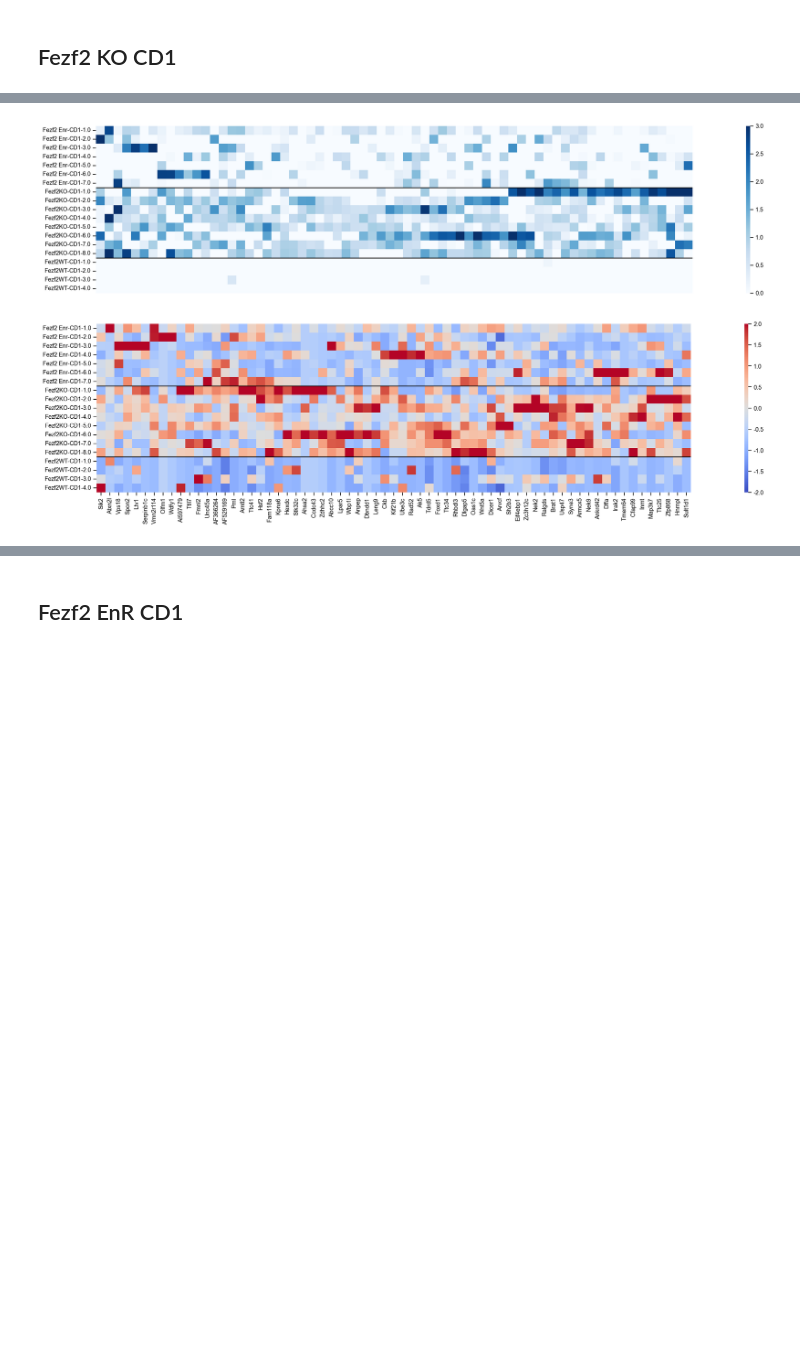
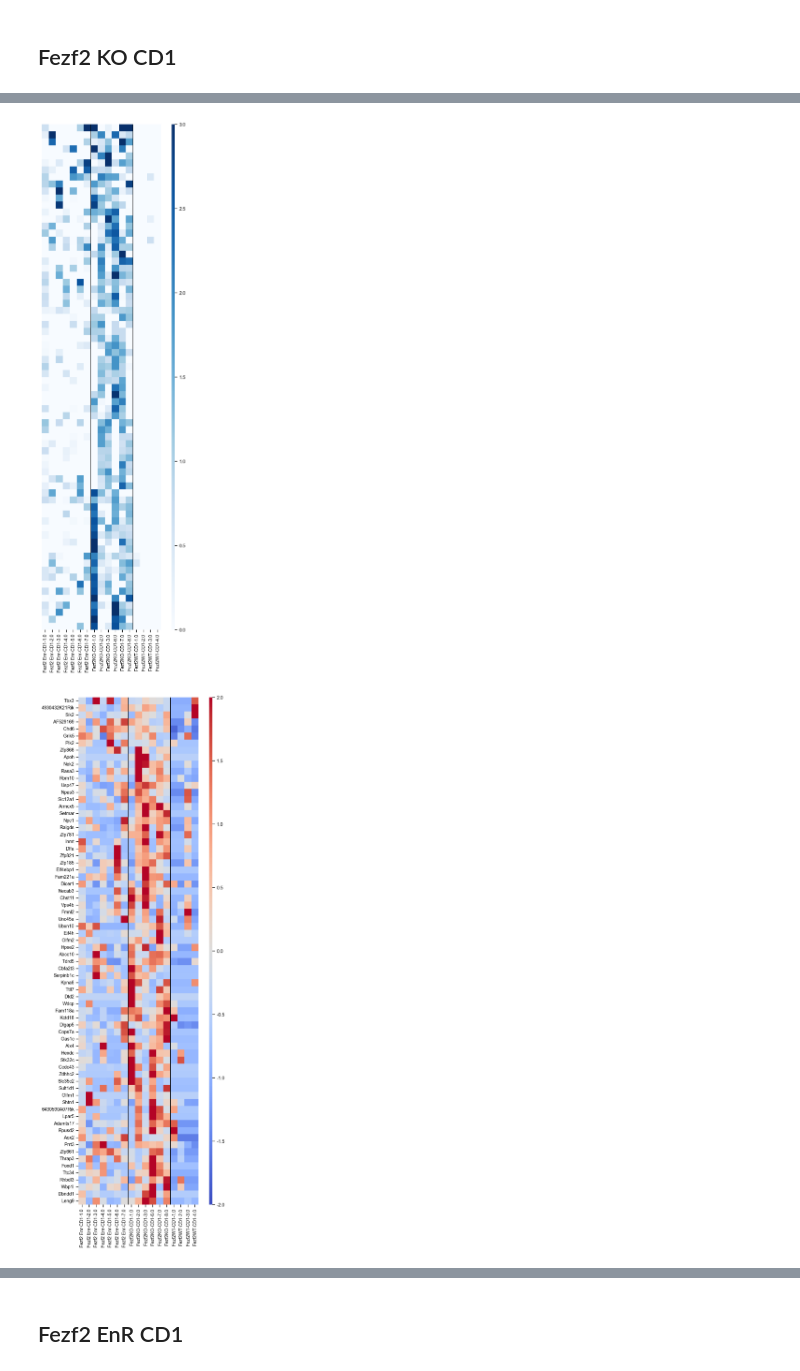
Before and after one commit to j-germino/M-cells, a Jupyter notebook: code/Fezf2_EnR_phip_seq.ipynb, the cells around one changed output, grey strips where cells are left out. Drawn from its saved outputs; the diff is of its cells as text; code cells hidden in the pictures; blank space fills up the shorter version.

Commit message:
finalize PhIP-seq analysis

```diff
--- a/code/Fezf2_EnR_phip_seq.ipynb
+++ b/code/Fezf2_EnR_phip_seq.ipynb
@@ -351,8 +358,13 @@ adata.raw = adata
 adata.obs = adata.obs.join(metadata)
 # adata.obs.genotype.value_counts()
 # %%
-adata.obs.Genotype = adata.obs.Genotype.replace({"Fezf2 WT": "Fezf2WT", "aire_ko": "Aire(KO)", "aire_wt": "Aire(WT)"})
+adata.obs.Genotype = adata.obs.Genotype.replace({"Fezf2 WT": "Fezf2WT"})
 adata.obs["Condition"] = adata.obs.Genotype + "-" + adata.obs.Strain
+adata = adata[
+    adata.obs.Condition.str.contains("Fezf2") |
+    adata.obs.Condition.str.contains("Rag2") |
+    adata.obs.Condition.str.contains("GFAP")
+]
 # %%
 adata.obs.Condition.value_counts()
 # %% [output]
@@ -387,0 +398,11 @@ corr_plot(
+# %%
+adata = adata[~adata.obs.SAMPLE_NAME.isin(["Fezf2KO-CD1-5.0", "Fezf2KO-CD1-4.0"])]
+corr_plot(
+    adata[adata.obs.Condition.isin(["Fezf2WT-CD1", "Fezf2KO-CD1", "Fezf2 Enr-CD1"])],
+    figsize=(18,18),
+    layer="X",
+    labels="SAMPLE_NAME",
+    cbar_args=[0.95, 0.3, 0.02, 0.3],
+    vmin=0,
+    save_path="../analysis/paper_figures/S7/S7C_PhIP_seq_correlation.pdf"
+)
@@ -1020,50 +756,54 @@ lfc_data_peptide = lfc_data_peptide.loc[
     hits_Fezf2_KO_CD1.index
 ]
 LFC_heatmap(
-    lfc_data_peptide,
-    row_cluster=False,
-    col_cluster=True,
+    lfc_data_peptide.T,
+    col_cluster=False,
+    row_cluster=True,
     cmap="Blues",
     vmax=3,
     cell_width=15,
     cell_height=15,
-    xticklabels=False,
-    grouping=[7,15]
+    yticklabels=False,
+    grouping=[7,13],
+    grouping_axis=1,
+    save_path="../analysis/paper_figures/S7/S7D_KO_PhIP_seq_peptide_hits.pdf"
 )
 
 lfc_data_peptide = rna.tl.get_expression_matrix(
     averaged_adata[:, averaged_adata.var.gene.isin(hits_Fezf2_KO_CD1.gene)],
     gene_data="LFC_background"
 ).copy()
 lfc_data_peptide = lfc_data_peptide.loc[
     lfc_data_peptide.index.str.startswith("Fezf2") & lfc_data_peptide.index.str.contains("CD1"),
     :
 ].T
 
 lfc_data_peptide["gene"] = averaged_adata.var.gene
 isoform = [i.split("isoform")[1] if "isoform" in i else "" for i in lfc_data_peptide.index]
 isoform = [f"isoform_{i.split('_')[1]}" if len(i) > 0 else '' for i in isoform]
 lfc_data_peptide["isoform"] = lfc_data_peptide.gene + "_" + isoform
 
 lfc_data_peptide = lfc_data_peptide[lfc_data_peptide.isoform.isin(hits_Fezf2_KO_CD1.isoform)]
 del lfc_data_peptide["isoform"]
 
 lfc_data_peptide = lfc_data_peptide.groupby("gene").sum().T
 
 LFC_heatmap(
-    lfc_data_peptide,
-    row_cluster=False,
-    col_cluster=True,
+    lfc_data_peptide.T,
+    col_cluster=False,
+    row_cluster=True,
     cmap="coolwarm",
     vmax=2,
     vmin=-2,
-    z_score=1,
+    z_score=0,
     cell_width=15,
     cell_height=15,
-    xticklabels=True,
-    grouping=[7,15]
+    yticklabels=True,
+    grouping=[7,13],
+    grouping_axis=1,
+    save_path="../analysis/paper_figures/S7/S7E_KO_PhIP_seq_gene_hits.pdf"
 )
 # %% [output]
-[figure, old version]
+[figure, new version]
-[figure, old version]
+[figure, new version]
 # %%
```
Also changed, not shown: parts of 50 cells of this notebook, 29 other files.
